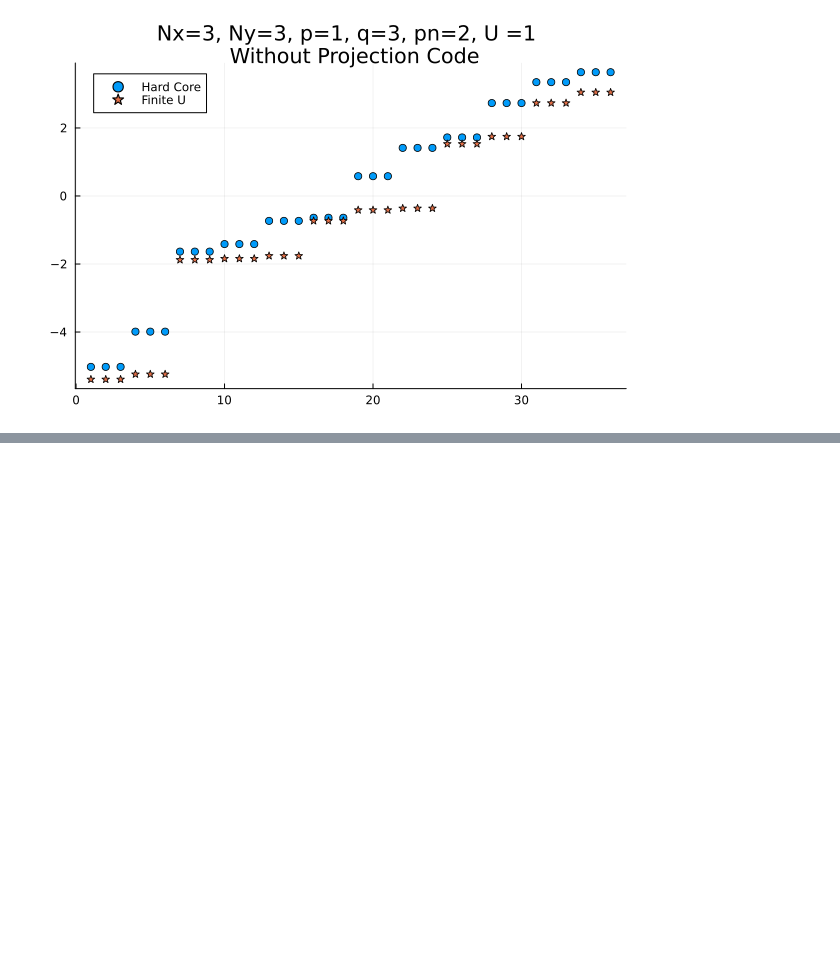
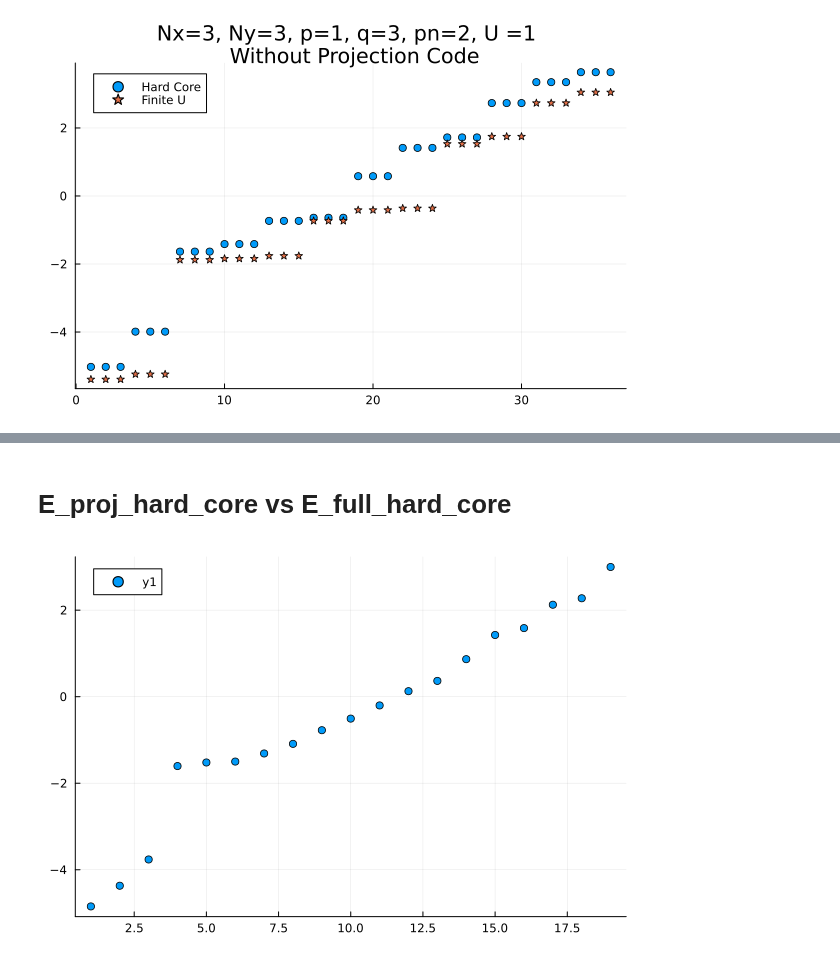
Before and after one commit to Umut-Can-Physics/Kagome-Lattice, a Jupyter notebook: Hofstadter-KM-Kagome/Many-Body/Hofstadter/Hofstadter_MB.ipynb, the cells around one changed output, grey strips where cells are left out. Cells and saved outputs as stored; diff of their text form; code cells hidden in the pictures; blank space fills up the shorter version.

```diff
--- a/Hofstadter-KM-Kagome/Many-Body/Hofstadter/Hofstadter_MB.ipynb
+++ b/Hofstadter-KM-Kagome/Many-Body/Hofstadter/Hofstadter_MB.ipynb
@@ -101,0 +121,6 @@ scatter!(E_full_finite[n:m], label="Full Space",marker=:star)
+# %% [markdown]
+# E_proj_hard_core vs E_full_hard_core
+# %%
+scatter(ϵ_hard_core_proj[1:19])
+# %% [output]
+[figure, added]
```
Also changed, not shown: parts of 14 cells of this notebook, 53 other files.
